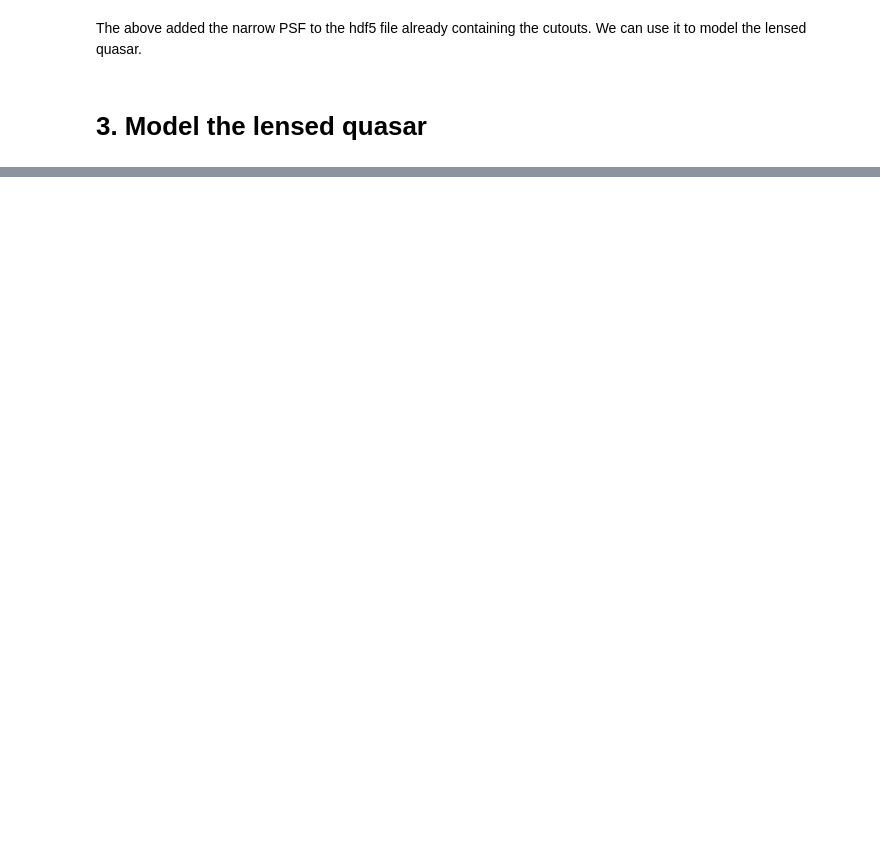
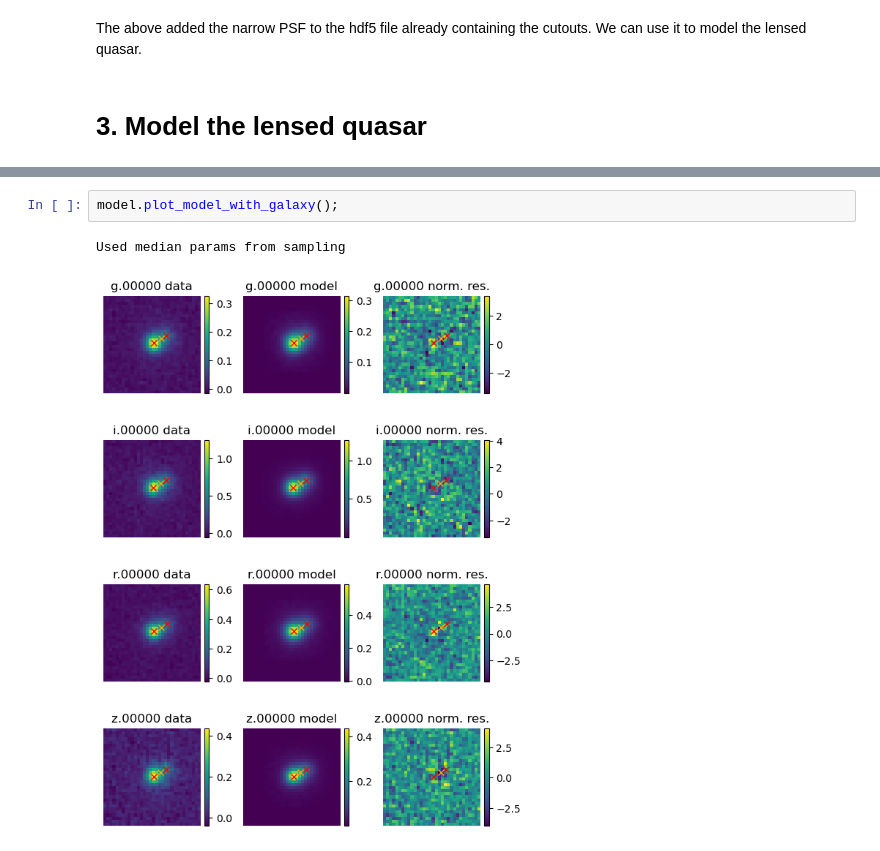
Before and after one commit to duxfrederic/lensedquasarsurveyor, a Jupyter notebook: notebooks/fitting_lensed_quasar_sampling.ipynb, the cells around one changed output, grey strips where cells are left out. Saved outputs shown, nothing was run; the diff lists cells and outputs as text; blank space fills up the shorter version.

Commit message:
sampling more or less reliable? probably not yet.

```diff
--- a/notebooks/fitting_lensed_quasar_sampling.ipynb
+++ b/notebooks/fitting_lensed_quasar_sampling.ipynb
@@ -69,0 +92,5 @@ Used median params from sampling
+# %%
+model.plot_model_with_galaxy();
+# %% [output]
+Used median params from sampling
+[figure, added]
```
Also changed, not shown: parts of 7 cells of this notebook, 1 other file.
